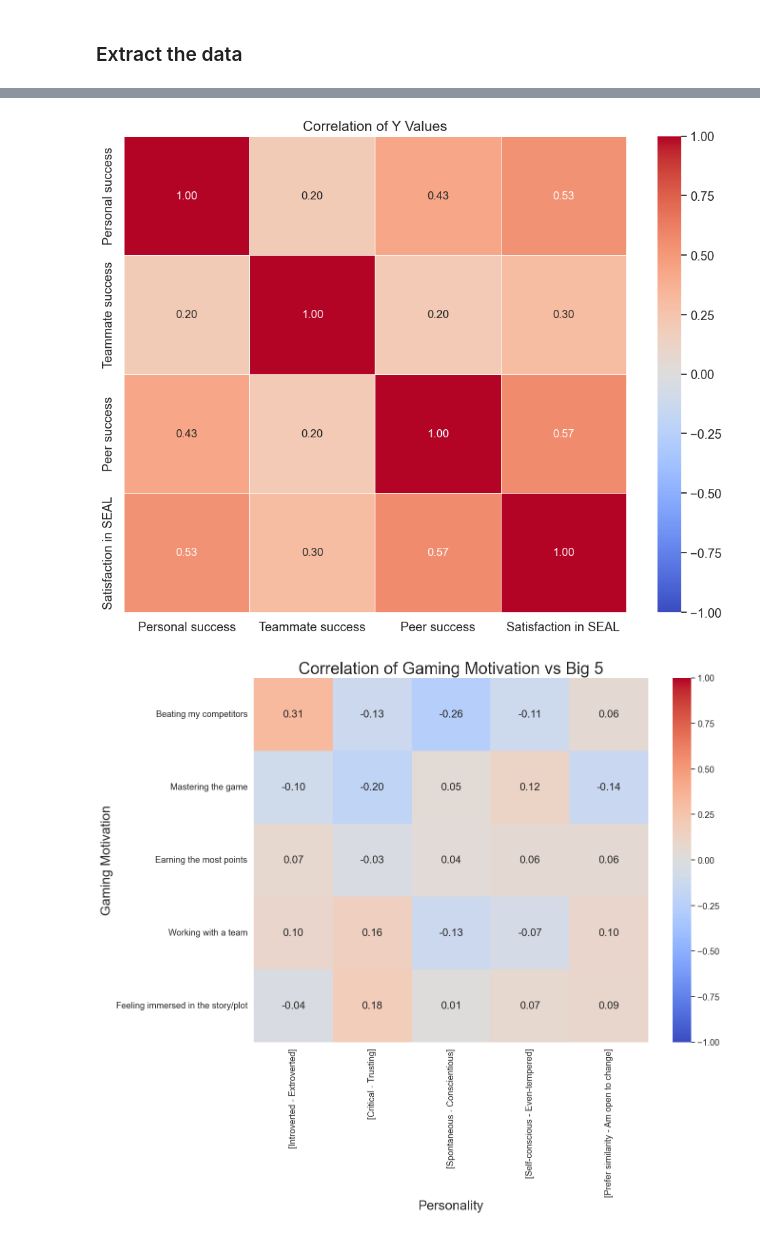
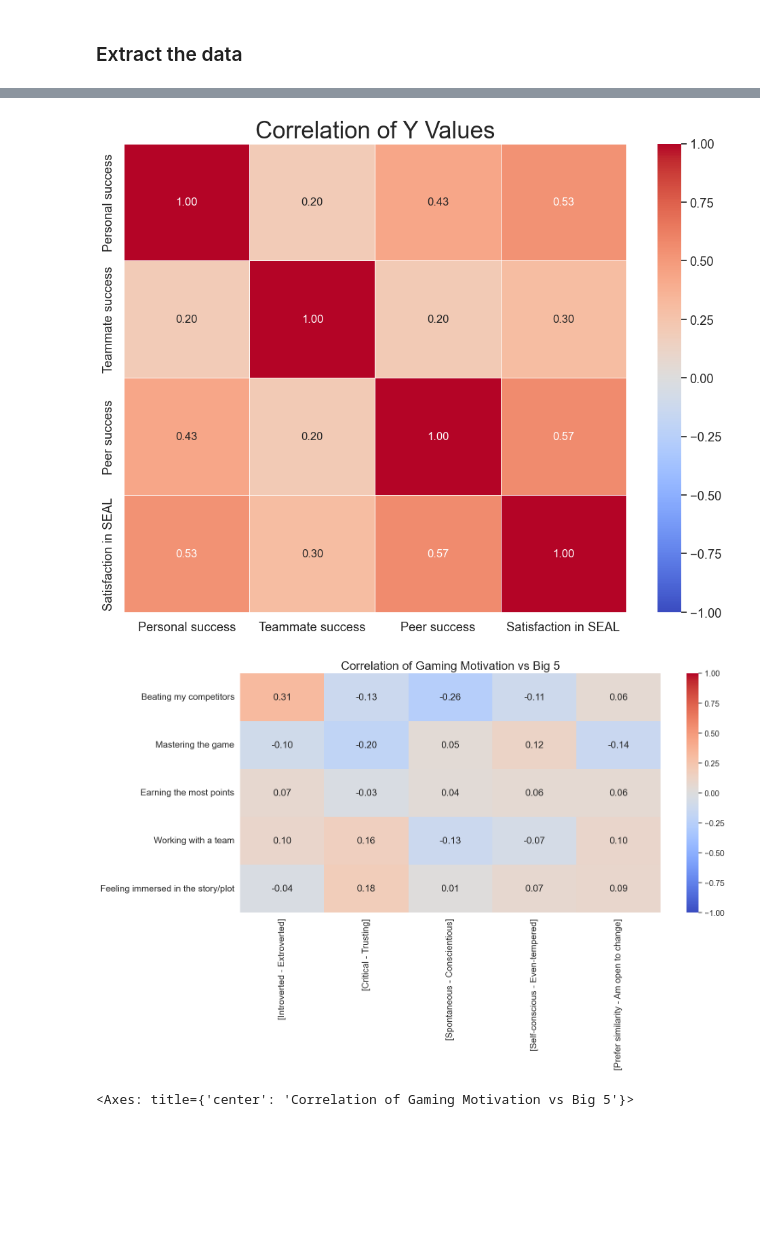
Before and after one commit to blobgoat/gamification_data_analysis, a Jupyter notebook: model.ipynb, the cells around one changed output, grey strips where cells are left out. Cells and saved outputs as stored; diff of their text form; code cells hidden in the pictures; blank space fills up the shorter version.

Commit message:
symposium graphs

```diff
--- a/model.ipynb
+++ b/model.ipynb
@@ -117,8 +118,8 @@ Y_COLS = ["Personal success",
           "Peer success",
           "Satisfaction in SEAL"
 ]
-
-X_DROP_COLS = ['All SEAL group affiliations', 'Game motivation']
+#X_DROP_COLS = ['All SEAL group affiliations', 'Game motivation']
+X_DROP_COLS = ['All SEAL group affiliations', 'Game motivation','Developed for SUDOKU Sheet Tools?']
 # %% [markdown]
 ### Extract the data
 # %%
@@ -231,25 +232,28 @@ def inspect_correlation(data, title):
     else:
         plt.figure(figsize=(14, 12))
     sns.heatmap(corr, annot=True, cmap='coolwarm', fmt='.2f', linewidths=0.5, vmin=-1, vmax=1, annot_kws={"size": 12})
-    plt.title(title, fontsize = 15)
+    plt.title(title, fontsize = 25)
     plt.tight_layout()
     plt.show()
 
-def inspect_correlation_separate(x_data, y_data, title):
+def inspect_correlation_separate(x_data, y_data, title, x_label, y_label, x_ticks):
     corr_matrix = pd.DataFrame(index = x_data.columns, columns = y_data.columns)
     for x_col in x_data.columns:
         for y_col in y_data.columns:
             corr_matrix.loc[x_col, y_col] = x_data[x_col].corr(y_data[y_col])
 
     corr_matrix = corr_matrix.astype(float)
-    plt.figure(figsize=(14,12))
-    sns.set(font_scale=1.2)
-    sns.heatmap(corr_matrix, annot=True, cmap='coolwarm', center=0, fmt=".2f", vmin=-1, vmax=1, annot_kws={"size": 16})
-    plt.title(title, fontsize = 25)
-    plt.xlabel("Personality", fontsize = 20)
-    plt.ylabel("Gaming Motivation", fontsize = 20)
+    plt.figure(figsize=(16,10))
+    ax = sns.heatmap(corr_matrix, annot=True, cmap='coolwarm', center=0, fmt=".2f", vmin=-1, vmax=1, annot_kws={"size": 16})
+    plt.xticks(fontsize=15)
+    plt.yticks(fontsize=15)
+    if x_ticks:
+        ax.set_yticklabels(x_ticks)
+    plt.yticks(rotation=0)
+    plt.title(title, fontsize = 20)
     plt.tight_layout()
     plt.show()
+    return ax
 # %%
 def plot_multitask_lasso_path(x_train, y_train):
     lasso_cv = MultiTaskLassoCV(alphas=np.logspace(-4, 0, 100), cv=5, random_state=RANDOM_SEED)
@@ -513,8 +516,7 @@ kept 19 ['[Self-conscious - Even-tempered]', 'I consider myself to be highly exp
 # see data correlation
 demo_processed = x_data.loc[:, x_data.columns.str.contains('|'.join(X_DEMO_COLS))]
 motivation_processed = x_data.loc[:, x_data.columns.str.contains('|'.join(MOTIVATION_COLS))]
-
-inspect_correlation(demo_processed, "Correlation of Demographic Data")
+inspect_correlation(demo_processed.iloc[:,1:], "Correlation of Demographic Data")
 inspect_correlation(y_data, "Correlation of Y Values")
-inspect_correlation_separate(motivation_processed, x_data[X_PERSONALITY_COLS[1:]], "Correlation of Gaming Motivation vs Big 5")
+inspect_correlation_separate(motivation_processed, x_data[X_PERSONALITY_COLS[1:]], "Correlation of Gaming Motivation vs Big 5","Personality", "Gaming Motivation", None)
 # %% [output]
@@ -522,2 +524,3 @@ inspect_correlation_separate(motivation_processed, x_data[X_PERSONALITY_COLS[1:]
-[figure, old version]
+[figure, new version]
-[figure, old version]
+[figure, new version]
+<Axes: title={'center': 'Correlation of Gaming Motivation vs Big 5'}>
```
Also changed, not shown: parts of 13 cells of this notebook.
